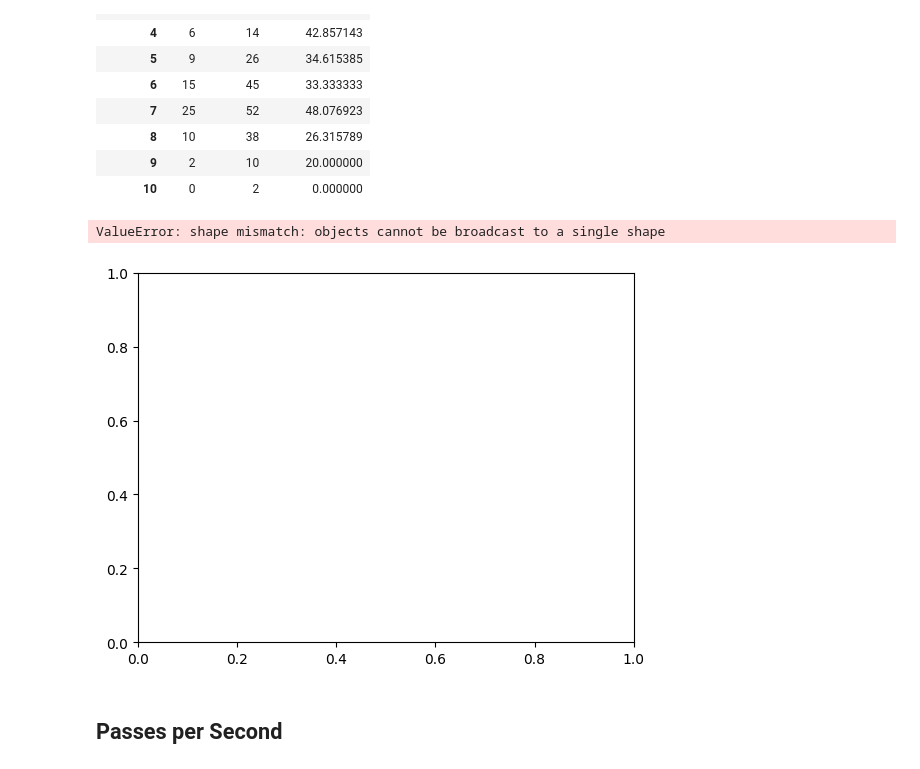
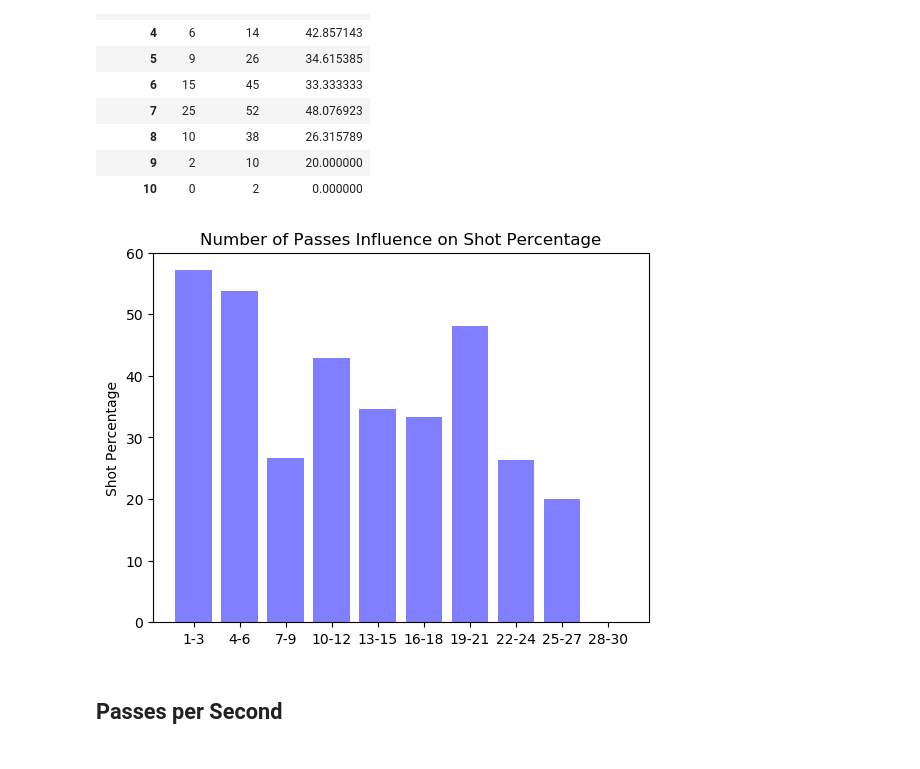
Before and after one commit to kevinshen1101/Water-Polo-Analytics, a Jupyter notebook: final_report/final_analysis.ipynb, the cells around one changed output. Cells and saved outputs as stored; diff of their text form; code cells hidden in the pictures.

Commit message:
added chart

```diff
--- a/final_report/final_analysis.ipynb
+++ b/final_report/final_analysis.ipynb
@@ -428,17 +428,16 @@ time_of_possession_percentage_bucket(df)
 # %%
 import matplotlib.pyplot as plt; plt.rcdefaults()
 import matplotlib.pyplot as plt
 ranges = ('1-3', '4-6', '7-9', '10-12', '13-15', '16-18', '19-21', '22-24', '25-27', '28-30')
 pos = np.arange(len(ranges))
-plt.bar(pos, passes_percentage(df)['Goal_Percentage'], align='center', alpha=0.5, color = 'b')
+plt.bar(pos, time_of_possession_percentage_bucket(df)['Goal Percentage'], align='center', alpha=0.5, color = 'b')
 plt.xticks(pos, ranges)
 plt.ylabel('Shot Percentage')
 plt.title('Number of Passes Influence on Shot Percentage')
 
 plt.show()
 # %% [output]
-ValueError: shape mismatch: objects cannot be broadcast to a single shape
-[figure, old version]
+[figure, new version]
 # %% [markdown]
 ## Passes per Second
 # %%
```
